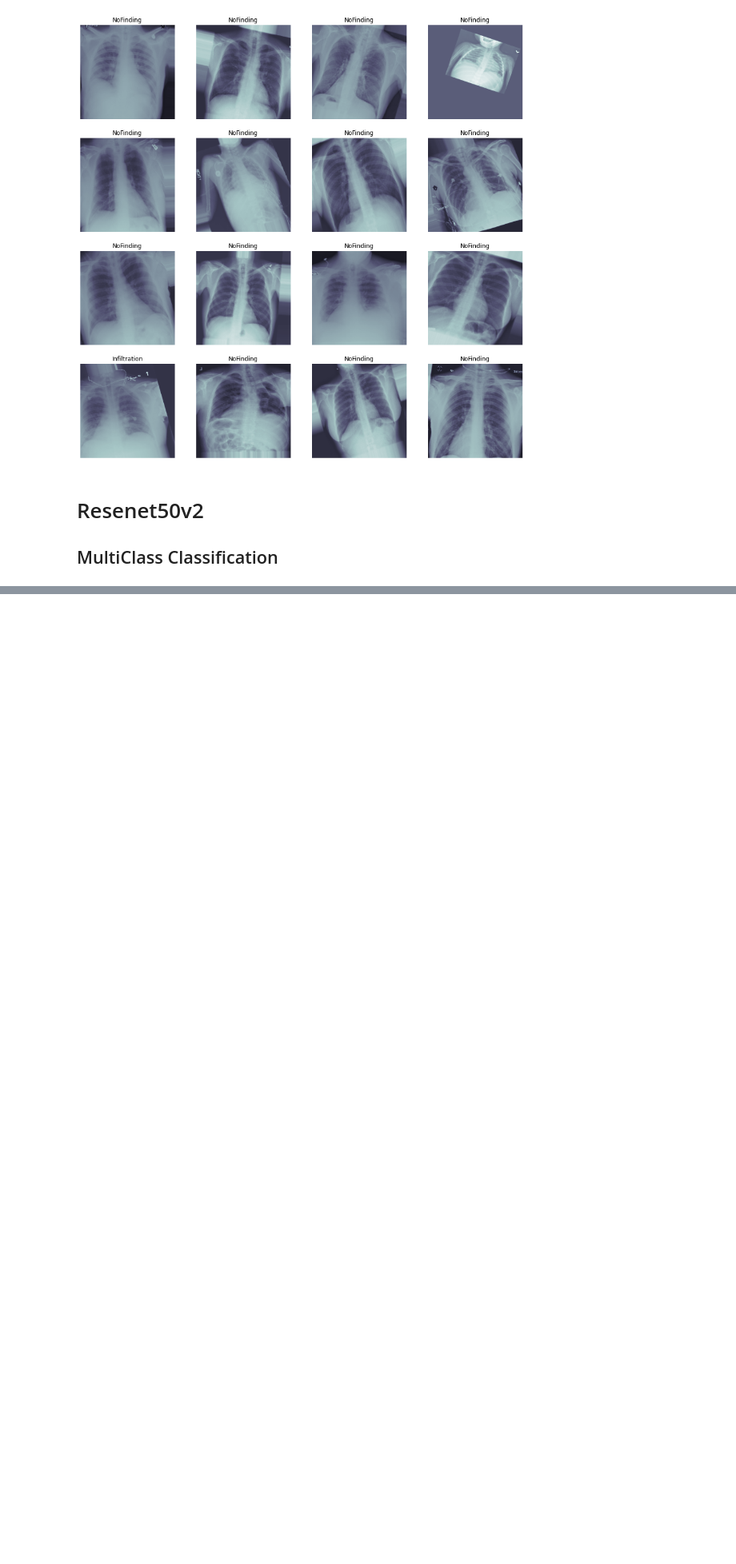
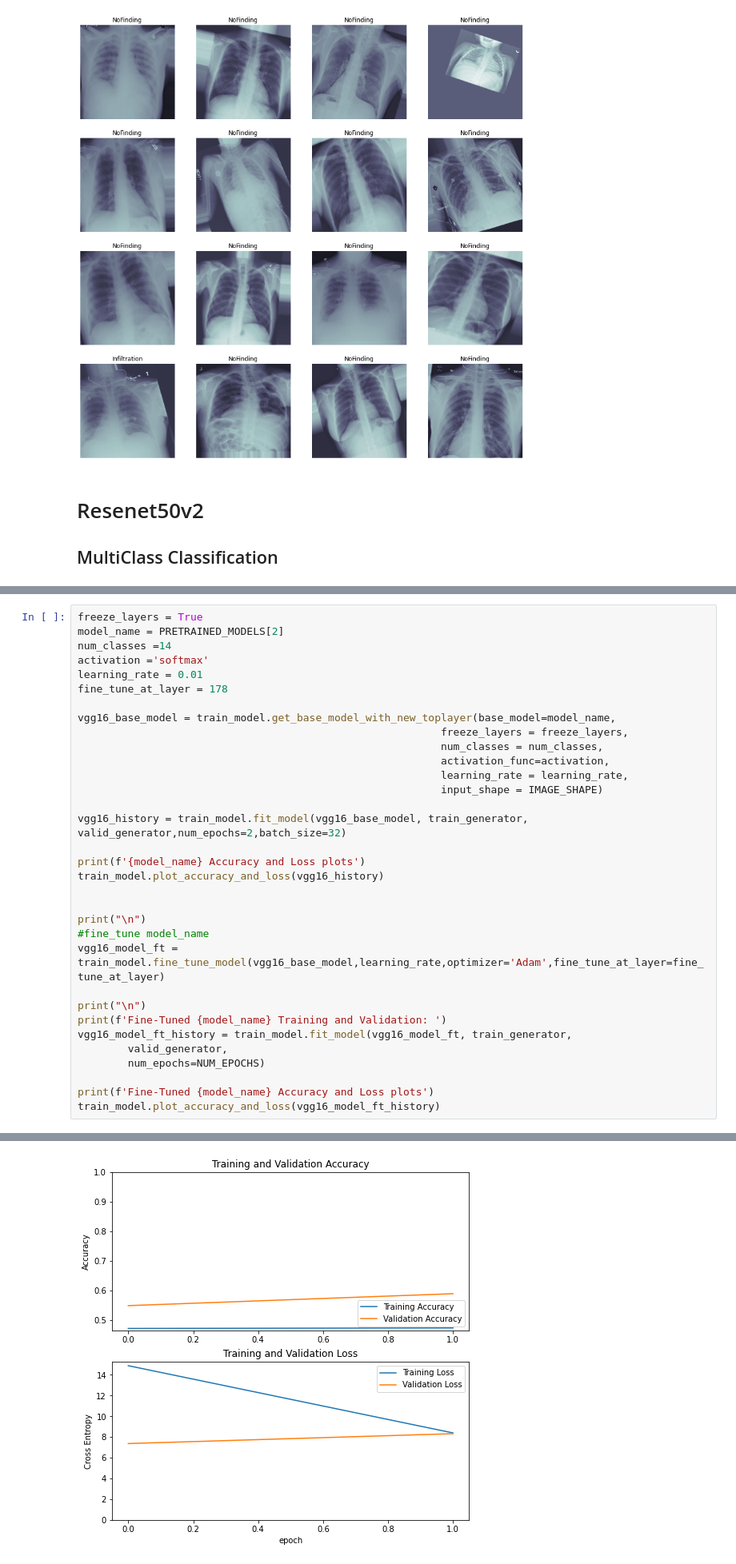
Before and after one commit to jayhombal/covid19-image-detection, a Jupyter notebook: notebooks/COVID-19-Image-Classification-phase1.ipynb, the cells around one changed output, grey strips where cells are left out. Shown at 80% size. Saved outputs shown, nothing was run; the diff lists cells and outputs as text; blank space fills up the shorter version.

```diff
--- a/notebooks/COVID-19-Image-Classification-phase1.ipynb
+++ b/notebooks/COVID-19-Image-Classification-phase1.ipynb
@@ -203,0 +278,34 @@ ValueError: Unknown optimizer: softmax. Please ensure this object is passed to t
+# %%
+freeze_layers = True
+model_name = PRETRAINED_MODELS[2]
+num_classes =14
+activation ='softmax'
+learning_rate = 0.01
+fine_tune_at_layer = 178
+
+vgg16_base_model = train_model.get_base_model_with_new_toplayer(base_model=model_name,
+                                                          freeze_layers = freeze_layers,
+                                                          num_classes = num_classes,
+                                                          activation_func=activation,
+                                                          learning_rate = learning_rate,
+                                                          input_shape = IMAGE_SHAPE)
+
+vgg16_history = train_model.fit_model(vgg16_base_model, train_generator, valid_generator,num_epochs=2,batch_size=32)
+
+print(f'{model_name} Accuracy and Loss plots')
+train_model.plot_accuracy_and_loss(vgg16_history)
+
+
+print("\n")
+#fine_tune model_name
+vgg16_model_ft = train_model.fine_tune_model(vgg16_base_model,learning_rate,optimizer='Adam',fine_tune_at_layer=fine_tune_at_layer)
+
+print("\n")
+print(f'Fine-Tuned {model_name} Training and Validation: ')
+vgg16_model_ft_history = train_model.fit_model(vgg16_model_ft, train_generator,
+        valid_generator,
+        num_epochs=NUM_EPOCHS)
+
+print(f'Fine-Tuned {model_name} Accuracy and Loss plots')
+train_model.plot_accuracy_and_loss(vgg16_model_ft_history)
+# %% [output]
@@ -203,0 +318 @@ ValueError: Unknown optimizer: softmax. Please ensure this object is passed to t
+[figure, added]
```
Also changed, not shown: parts of 12 cells of this notebook, 5 other files.
